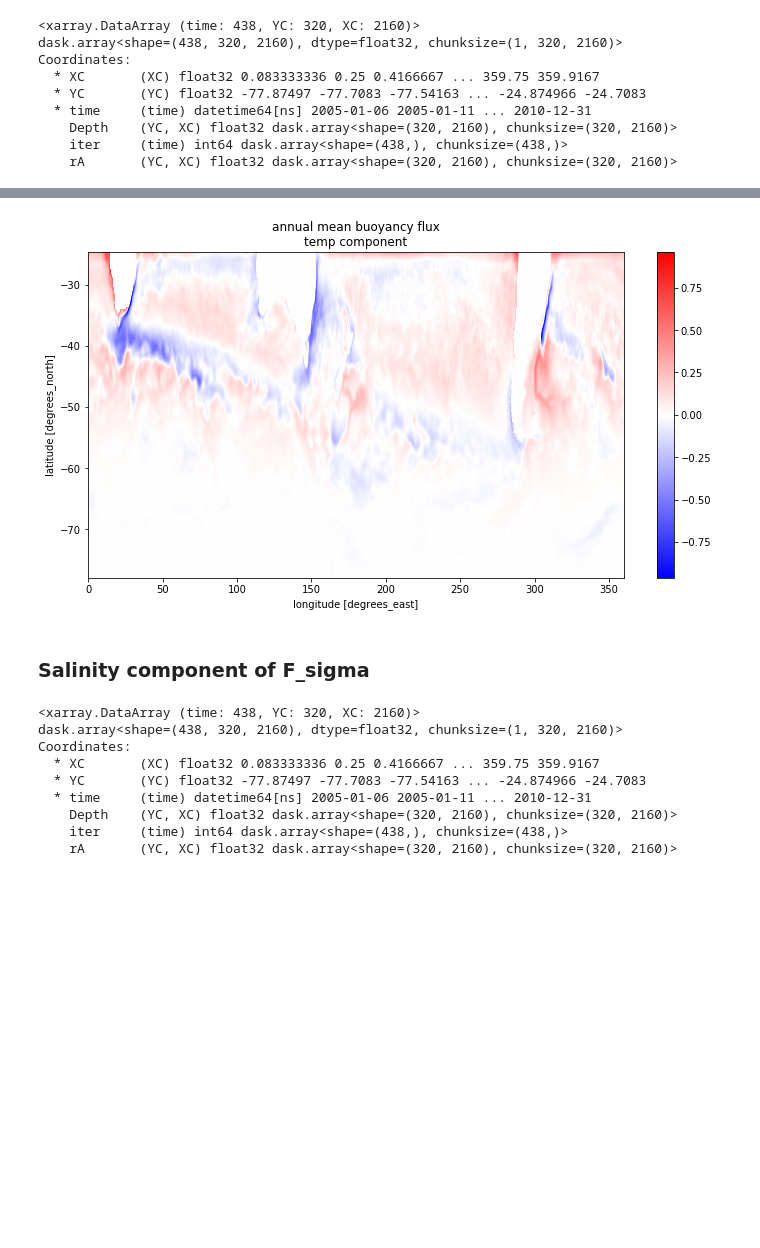
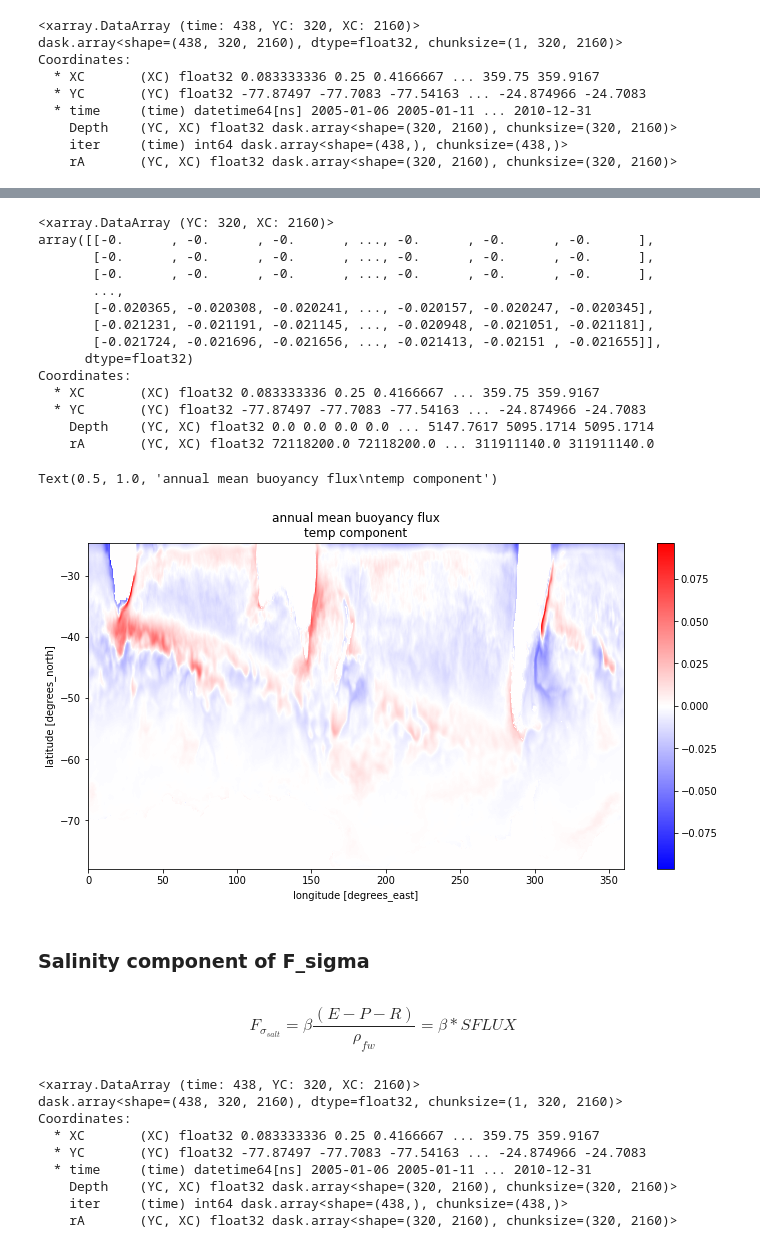
Before and after one commit to shanicetbailey/nasa-finesst-proposal, a Jupyter notebook: NASA-preliminary-figs.ipynb, the cells around one changed output, grey strips where cells are left out. Saved outputs shown, nothing was run; the diff lists cells and outputs as text; code cells hidden in the pictures; blank space fills up the shorter version.

```diff
--- a/NASA-preliminary-figs.ipynb
+++ b/NASA-preliminary-figs.ipynb
@@ -207,10 +210,34 @@ plt.title('annual mean density flux\ntemp component');
 # %%
 #OFF BY A FACTOR OF 10e-1
 #density flux to buoyancy flux -> multiply by (-g/rho_0)
-((ann_mean_heat*10e6*(-9.81))/runit2mass).plot(figsize=(12,6), cmap='bwr')
-plt.title('annual mean buoyancy flux\ntemp component');
+#to get ferrari's mm^2 units *10e6
+buoyancy_flux_heat = (ann_mean_heat*(-9.81)*10e6) / (10*runit2mass)
+buoyancy_flux_heat
 # %% [output]
-[figure, removed]
+<xarray.DataArray (YC: 320, XC: 2160)>
+array([[-0.      , -0.      , -0.      , ..., -0.      , -0.      , -0.      ],
+       [-0.      , -0.      , -0.      , ..., -0.      , -0.      , -0.      ],
+       [-0.      , -0.      , -0.      , ..., -0.      , -0.      , -0.      ],
+       ...,
+       [-0.020365, -0.020308, -0.020241, ..., -0.020157, -0.020247, -0.020345],
+       [-0.021231, -0.021191, -0.021145, ..., -0.020948, -0.021051, -0.021181],
+       [-0.021724, -0.021696, -0.021656, ..., -0.021413, -0.02151 , -0.021655]],
+      dtype=float32)
+Coordinates:
+  * XC       (XC) float32 0.083333336 0.25 0.4166667 ... 359.75 359.9167
+  * YC       (YC) float32 -77.87497 -77.7083 -77.54163 ... -24.874966 -24.7083
+    Depth    (YC, XC) float32 0.0 0.0 0.0 0.0 ... 5147.7617 5095.1714 5095.1714
+    rA       (YC, XC) float32 72118200.0 72118200.0 ... 311911140.0 311911140.0
+# %%
+buoyancy_flux_heat.plot(figsize=(12,6), cmap='bwr')
+plt.title('annual mean buoyancy flux\ntemp component')
+# %% [output]
+Text(0.5, 1.0, 'annual mean buoyancy flux\ntemp component')
+[figure, added]
 # %% [markdown]
 ### Salinity component of F_sigma
+# %% [markdown]
+$$
+F_{\sigma_{salt}} = \beta \frac{(E-P-R)}{\rho_{fw}} = \beta*SFLUX
+$$
 # %%
```
Also changed, not shown: parts of 18 cells of this notebook.
